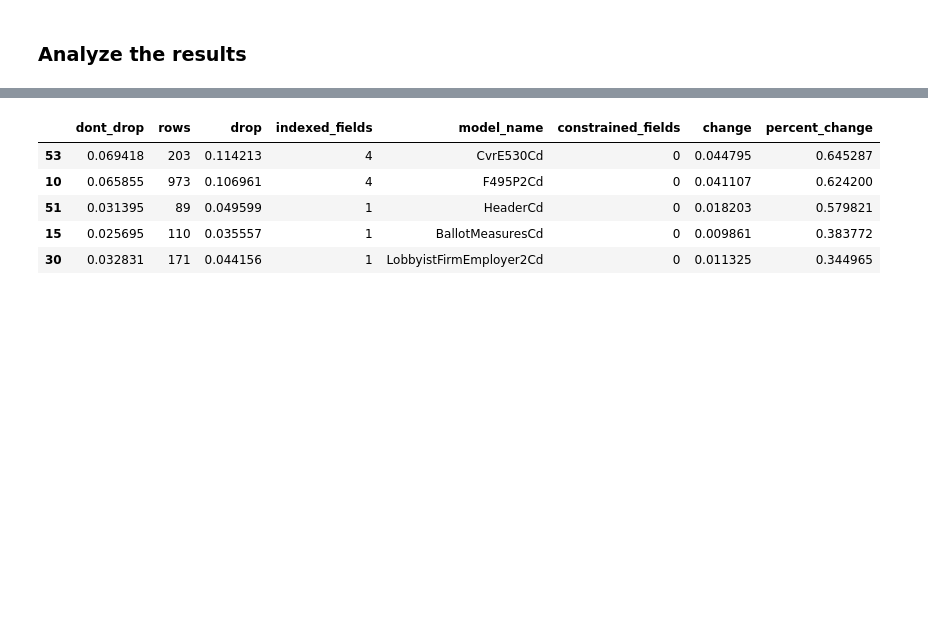
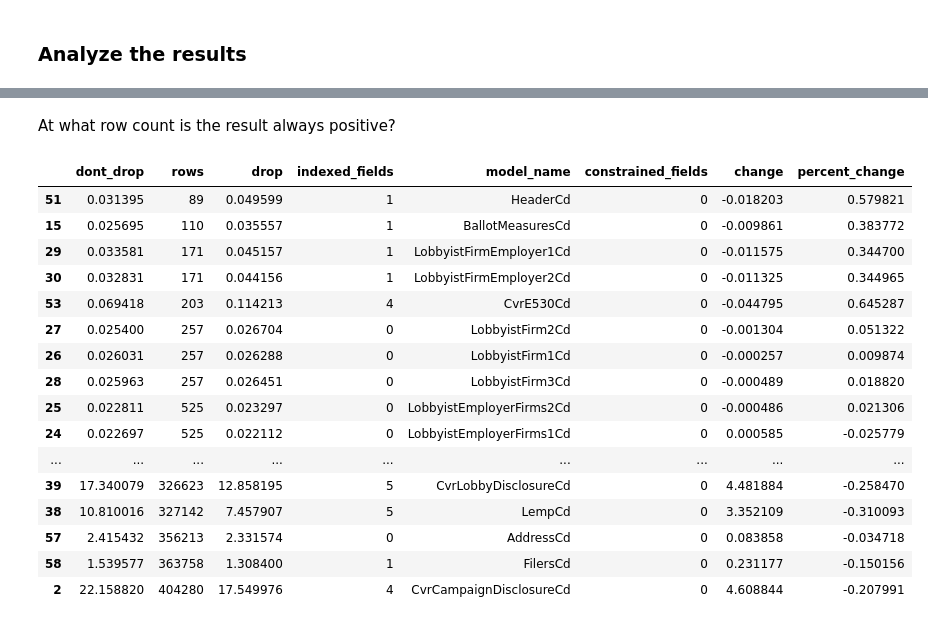
Before and after one commit to palewire/python-calaccess-notebooks, a Jupyter notebook: calaccess-exploration/django-postgres-copy speed tests.ipynb, the cells around one changed output, grey strips where cells are left out. Drawn from its saved outputs; the diff is of its cells as text; code cells hidden in the pictures; blank space fills up the shorter version.

```diff
--- a/calaccess-exploration/django-postgres-copy speed tests.ipynb
+++ b/calaccess-exploration/django-postgres-copy speed tests.ipynb
@@ -188,5 +221,5 @@ Absolute change: -398 seconds
 Percent change: -31%
+# %%
+df['change'] = df['dont_drop'] - df['drop']
 # %%
-df['change'] = df['drop'] - df['dont_drop']
+df['percent_change'] = (df['drop'] - df['dont_drop']) / df['dont_drop']
-# %%
-df['percent_change'] = df['change'] / df['dont_drop']
@@ -193,9 +302,22 @@ df['percent_change'] = df['change'] / df['dont_drop']
+# %% [markdown]
+At what row count is the result always positive?
 # %%
-df.sort_values("percent_change", ascending=False).head()
+df.sort_values("rows", ascending=True).head(50)
 # %% [output]
 |  | dont_drop | rows | drop | indexed_fields | model_name | constrained_fields | change | percent_change |
-| 53 | 0.069418 | 203 | 0.114213 | 4 | CvrE530Cd | 0 | 0.044795 | 0.645287 |
-| 10 | 0.065855 | 973 | 0.106961 | 4 | F495P2Cd | 0 | 0.041107 | 0.624200 |
-| 51 | 0.031395 | 89 | 0.049599 | 1 | HeaderCd | 0 | 0.018203 | 0.579821 |
-| 15 | 0.025695 | 110 | 0.035557 | 1 | BallotMeasuresCd | 0 | 0.009861 | 0.383772 |
-| 30 | 0.032831 | 171 | 0.044156 | 1 | LobbyistFirmEmployer2Cd | 0 | 0.011325 | 0.344965 |
+| 51 | 0.031395 | 89 | 0.049599 | 1 | HeaderCd | 0 | -0.018203 | 0.579821 |
+| 15 | 0.025695 | 110 | 0.035557 | 1 | BallotMeasuresCd | 0 | -0.009861 | 0.383772 |
+| 29 | 0.033581 | 171 | 0.045157 | 1 | LobbyistFirmEmployer1Cd | 0 | -0.011575 | 0.344700 |
+| 30 | 0.032831 | 171 | 0.044156 | 1 | LobbyistFirmEmployer2Cd | 0 | -0.011325 | 0.344965 |
+| 53 | 0.069418 | 203 | 0.114213 | 4 | CvrE530Cd | 0 | -0.044795 | 0.645287 |
+| 27 | 0.025400 | 257 | 0.026704 | 0 | LobbyistFirm2Cd | 0 | -0.001304 | 0.051322 |
+| 26 | 0.026031 | 257 | 0.026288 | 0 | LobbyistFirm1Cd | 0 | -0.000257 | 0.009874 |
+| 28 | 0.025963 | 257 | 0.026451 | 0 | LobbyistFirm3Cd | 0 | -0.000489 | 0.018820 |
+| 25 | 0.022811 | 525 | 0.023297 | 0 | LobbyistEmployerFirms2Cd | 0 | -0.000486 | 0.021306 |
+| 24 | 0.022697 | 525 | 0.022112 | 0 | LobbyistEmployerFirms1Cd | 0 | 0.000585 | -0.025779 |
+| ... | ... | ... | ... | ... | ... | ... | ... | ... |
+| 39 | 17.340079 | 326623 | 12.858195 | 5 | CvrLobbyDisclosureCd | 0 | 4.481884 | -0.258470 |
+| 38 | 10.810016 | 327142 | 7.457907 | 5 | LempCd | 0 | 3.352109 | -0.310093 |
+| 57 | 2.415432 | 356213 | 2.331574 | 0 | AddressCd | 0 | 0.083858 | -0.034718 |
+| 58 | 1.539577 | 363758 | 1.308400 | 1 | FilersCd | 0 | 0.231177 | -0.150156 |
+| 2 | 22.158820 | 404280 | 17.549976 | 4 | CvrCampaignDisclosureCd | 0 | 4.608844 | -0.207991 |
```
Also changed, not shown: parts of 17 cells of this notebook, 1 other file.
